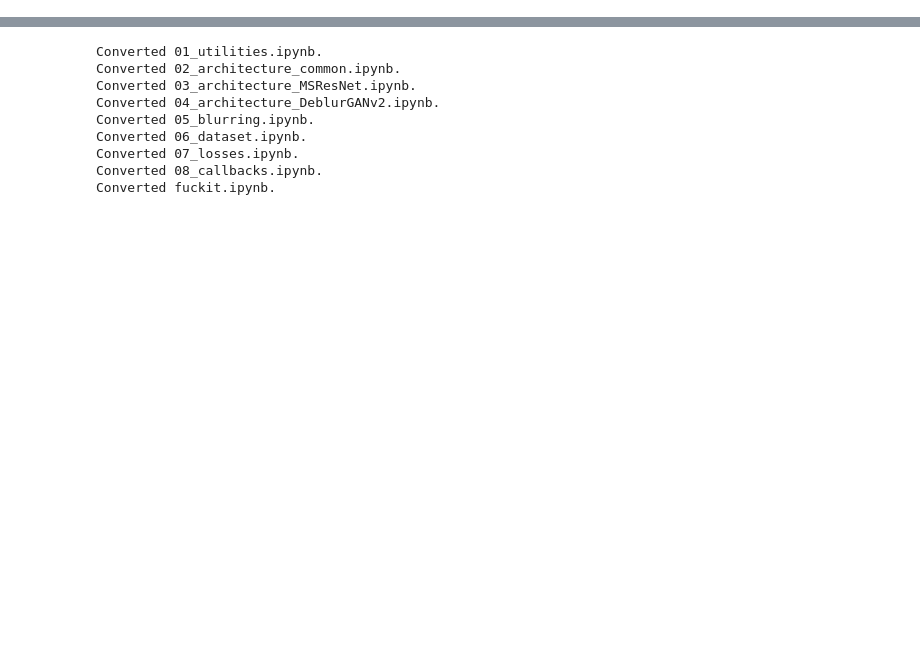
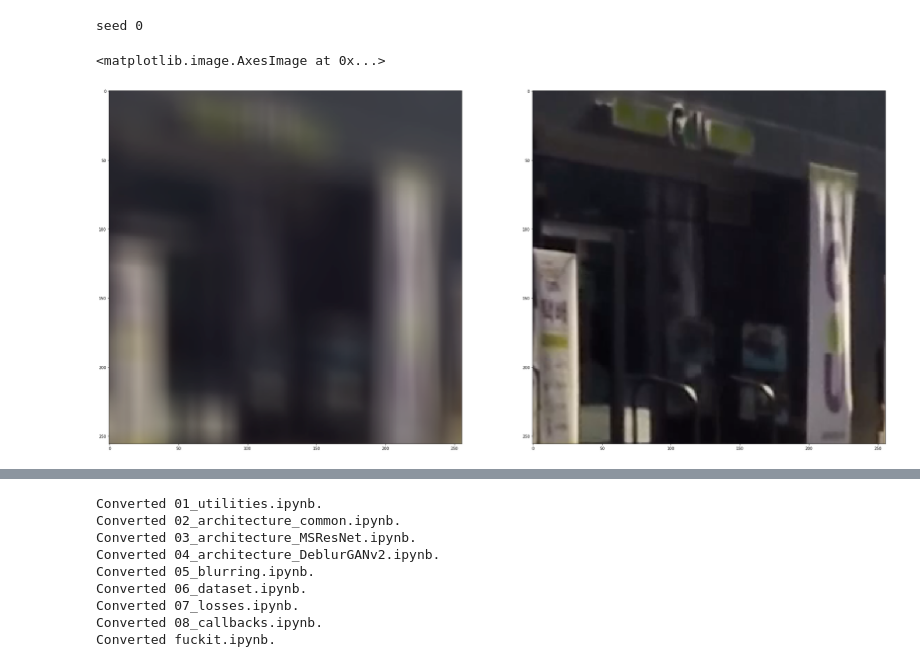
Before and after one commit to emirkonuk/defocus, a Jupyter notebook: nbs/07_losses.ipynb, the cells around one changed output, grey strips where cells are left out. Saved outputs shown, nothing was run; the diff lists cells and outputs as text; code cells hidden in the pictures; blank space fills up the shorter version.

```diff
--- a/nbs/07_losses.ipynb
+++ b/nbs/07_losses.ipynb
@@ -215,0 +223,15 @@ class RaLSGAN(nn.Module):
+# %%
+parser = argparse.ArgumentParser(description='It is time for more... experiments.')
+parser.add_argument('--config_path', type=str, default='configs/config.yaml', help='Experiment configuration')
+
+argv = ['--config_path', '../configs/config.yaml']
+args = parser.parse_args(argv)
+
+with open(args.config_path, 'r') as f:
+    config = yaml.safe_load(f)
+    # Bunch is for **recursively** creating a Namespace from dict object
+    bunch = Bunch(config)
+    # but lightning must have a Namespace object, so convert to Namespace back again
+    args = argparse.Namespace(**vars(bunch))
+
+args = argparse.Namespace(**vars(bunch))
@@ -215,0 +265,31 @@ class RaLSGAN(nn.Module):
+# %%
+print("seed", seed)
+pl.seed_everything(seed)
+seed+=1
+for input_, target in trainloader:
+    break
+# yo, look at the images too
+def unnormalize(tensor, mean=[0.5, 0.5, 0.5], std=[0.5, 0.5, 0.5]):
+    """
+    inplace operation
+    CHW input
+    """
+    for t, m, s in zip(tensor, mean, mean):
+        t.mul_(s).add_(m)
+if args.input.pyramid_levels !=1:
+    vis_input_ = input_[-1]
+    vis_target = target[-1]
+else:
+    vis_input_ = input_
+    vis_target = target
+unnormalize(vis_input_[0])
+unnormalize(vis_target[0])
+plt.figure(figsize=(36,36))
+plt.subplot(121)
+plt.imshow(vis_input_[0].numpy().transpose(1,2,0))
+plt.subplot(122)
+plt.imshow(vis_target[0].numpy().transpose(1,2,0))
+# %% [output]
+seed 0
+<matplotlib.image.AxesImage at 0x...>
+[figure, added]
```
Also changed, not shown: parts of 7 cells of this notebook, 11 other files.
